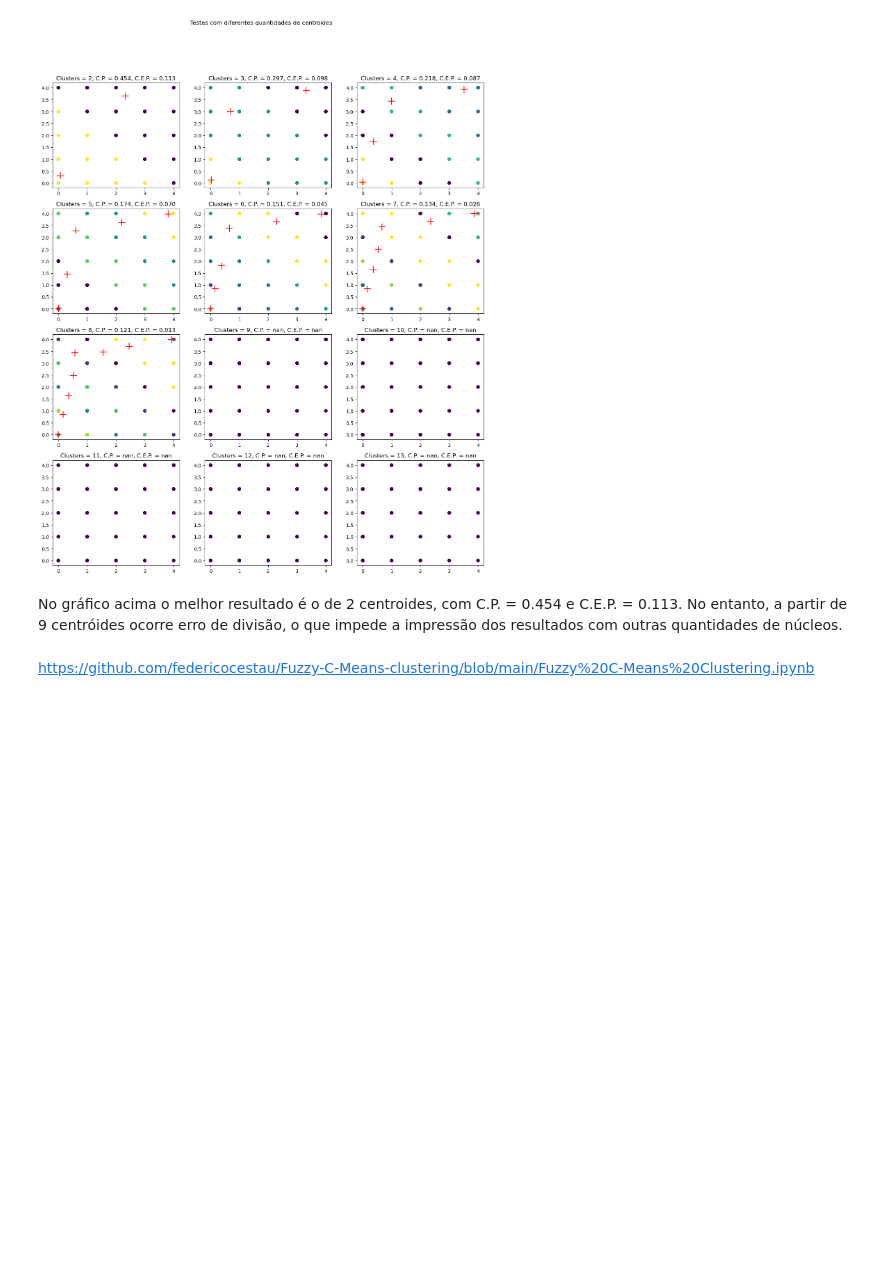
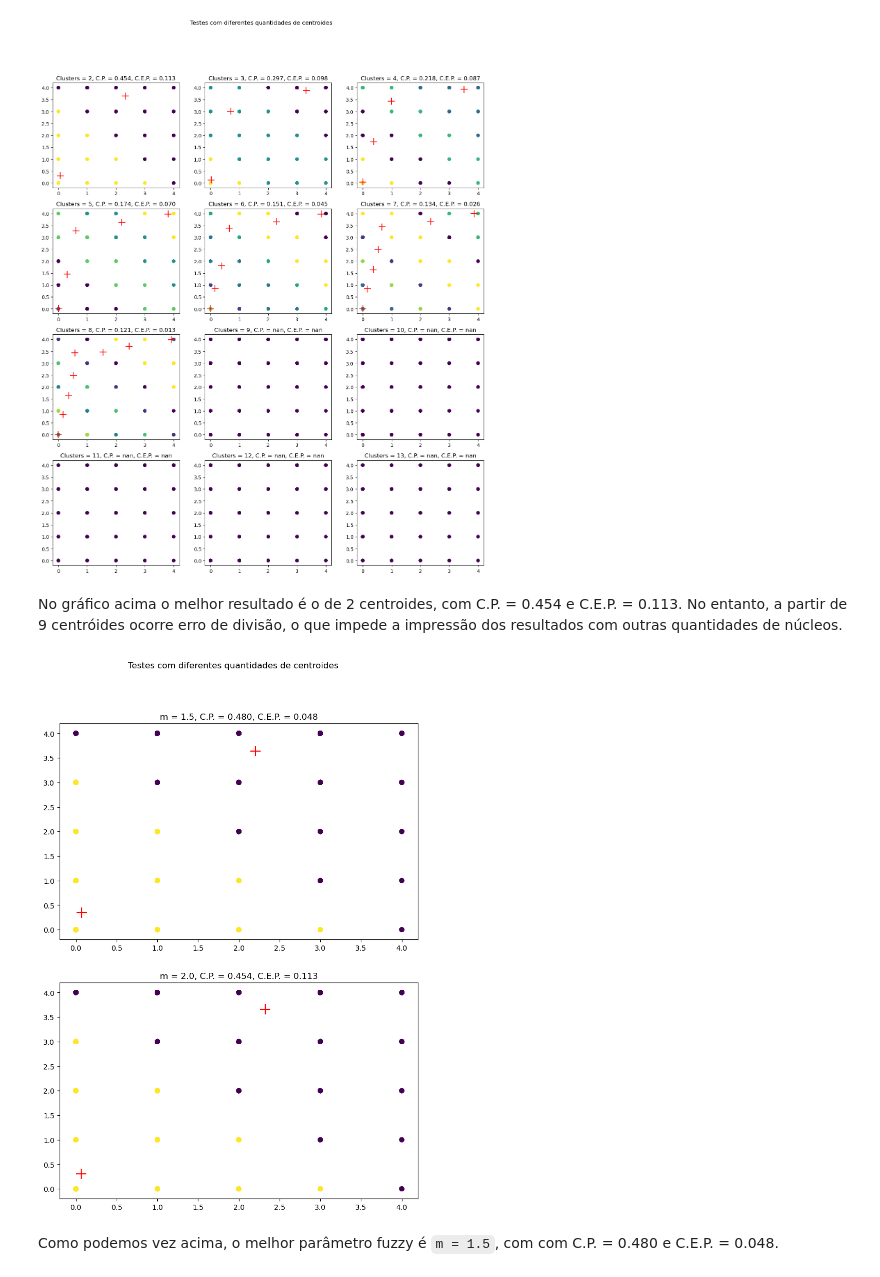
Before and after one commit to igorssant/TCC-Comparacao-de-Modelos-de-ML-nao-Supervisionados, a Jupyter notebook: src/fuzzy_c_means.ipynb, the cells around one changed output. Drawn from its saved outputs; the diff is of its cells as text; code cells hidden in the pictures; blank space fills up the shorter version.

Commit message:
feat: finalizados os testes com o fuzzy c means

```diff
--- a/src/fuzzy_c_means.ipynb
+++ b/src/fuzzy_c_means.ipynb
@@ -139,5 +141,40 @@ plt.show()
 [figure]
 # %% [markdown]
 No gráfico acima o melhor resultado é o de 2 centroides, com C.P. = 0.454 e C.E.P. = 0.113. No entanto, a partir de 9 centróides ocorre erro de divisão, o que impede a impressão dos resultados com outras quantidades de núcleos.
-# %% [markdown]
-https://github.com/federicocestau/Fuzzy-C-Means-clustering/blob/main/Fuzzy%20C-Means%20Clustering.ipynb
+# %%
+lista_parametros_fuzzy = [i for i in np.arange(1.5, 2.5, 0.5)]
+modelos = []
+
+for parametro_fuzzy in lista_parametros_fuzzy:
+    fcmeans = FCM(n_clusters = 2,
+                  random_state = 42,
+                  max_iter = 500,
+                  distance = "minkowski",
+                  m = parametro_fuzzy,
+                  distance_params = {"p": 1.0})
+    fcmeans.fit(df_funcao_renal.values)
+    modelos.append(fcmeans)
+
+qtd_parametro_fuzzy = len(lista_parametros_fuzzy)
+linhas = int(np.ceil(np.sqrt(qtd_parametro_fuzzy)))
+colunas = int(np.ceil(qtd_parametro_fuzzy / linhas))
+
+figura, eixos = plt.subplots(linhas, colunas, figsize = (9, 12))
+
+for parametro_fuzzy, modelo, eixo in zip(lista_parametros_fuzzy, modelos, eixos.ravel()):
+    coeficiente_particionamento = modelo.partition_coefficient
+    coeficiente_entropia = modelo.partition_entropy_coefficient
+
+    centroides = modelo.centers
+    y_fcmeans = modelo.predict(df_funcao_renal.values)
+
+    eixo.scatter(df_funcao_renal.values[:,0], df_funcao_renal.values[:,1], c = y_fcmeans, alpha = 0.9)
+    eixo.scatter(centroides[:,0], centroides[:,1], marker = "+", s = 200, c = "r")
+    eixo.set_title(f"m = {parametro_fuzzy}, C.P. = {coeficiente_particionamento:.3f}, C.E.P. = {coeficiente_entropia:.3f}")
+
+plt.suptitle("Testes com diferentes quantidades de centroides")
+plt.show()
+# %% [output]
+[figure, added]
+# %% [markdown]
+Como podemos vez acima, o melhor parâmetro fuzzy é `m = 1.5`, com com C.P. = 0.480 e C.E.P. = 0.048.
```
Also changed, not shown: parts of 1 cell of this notebook, 1 other file.
